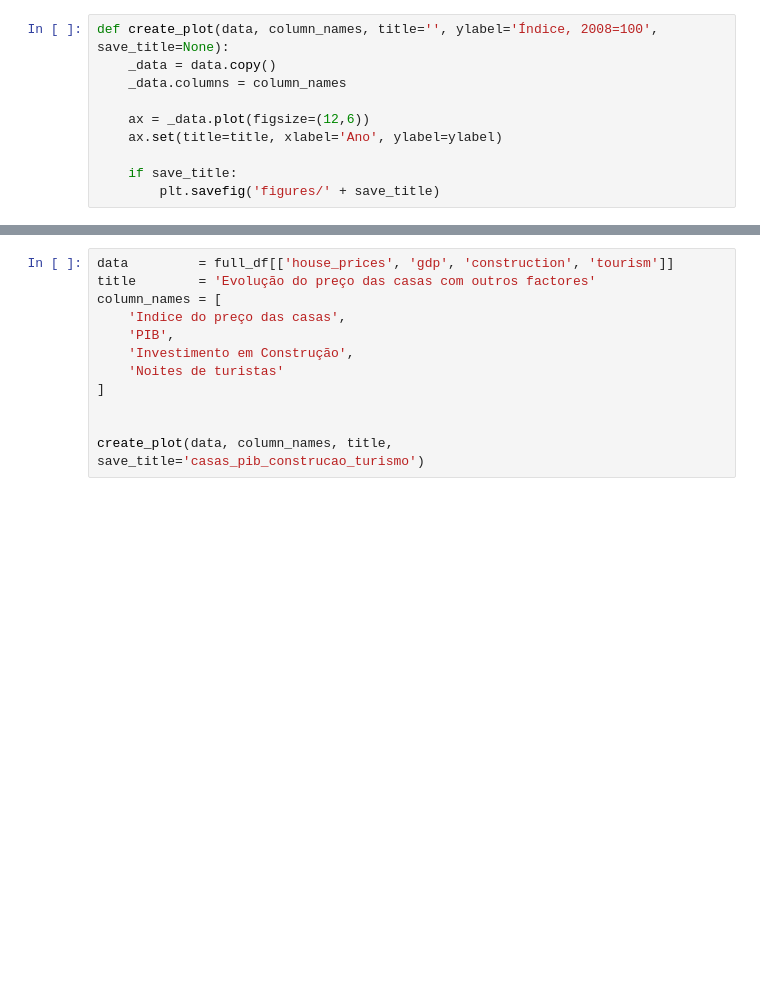
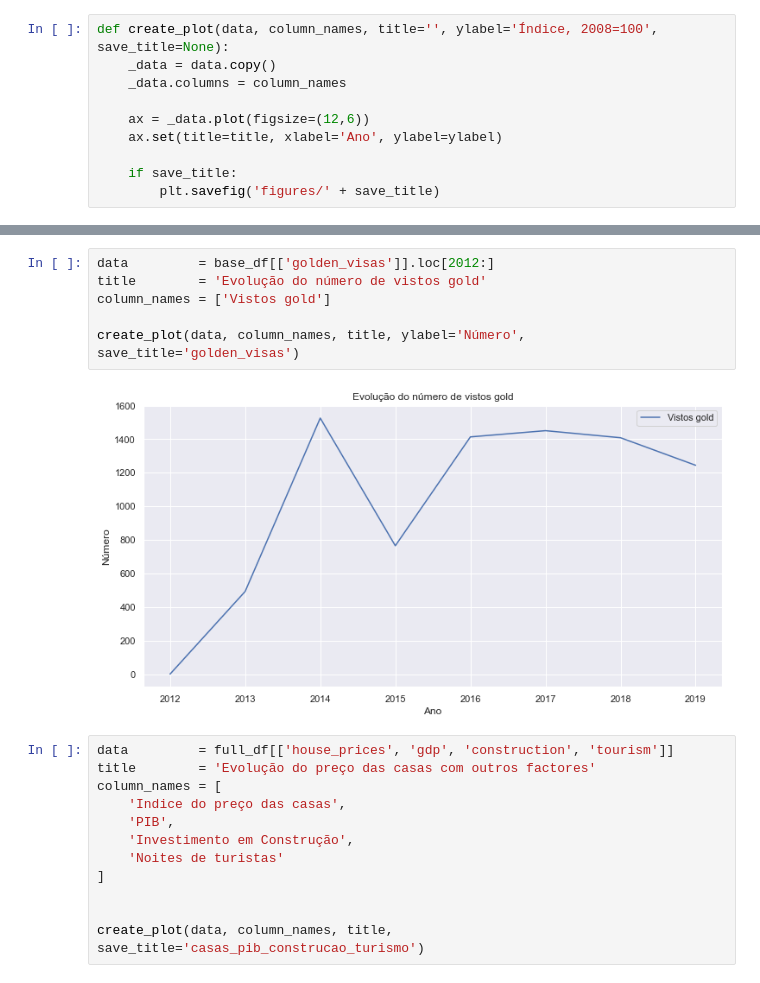
Before and after one commit to manuelfcreis/research, a Jupyter notebook: home_prices/data_analysis.ipynb, the cells around one changed output, grey strips where cells are left out. Saved outputs shown, nothing was run; the diff lists cells and outputs as text; blank space fills up the shorter version.

```diff
--- a/home_prices/data_analysis.ipynb
+++ b/home_prices/data_analysis.ipynb
@@ -41,3 +42,11 @@ create_plot(data, column_names, title, save_title='casas_alojamento_local')
+# %%
+data         = base_df[['golden_visas']].loc[2012:]
+title        = 'Evolução do número de vistos gold'
+column_names = ['Vistos gold']
+
+create_plot(data, column_names, title, ylabel='Número', save_title='golden_visas')
+# %% [output]
+[figure, added]
 # %%
 data         = full_df[['house_prices', 'gdp', 'construction', 'tourism']]
 title        = 'Evolução do preço das casas com outros factores'
```
Also changed, not shown: parts of 4 cells of this notebook, 4 other files.
